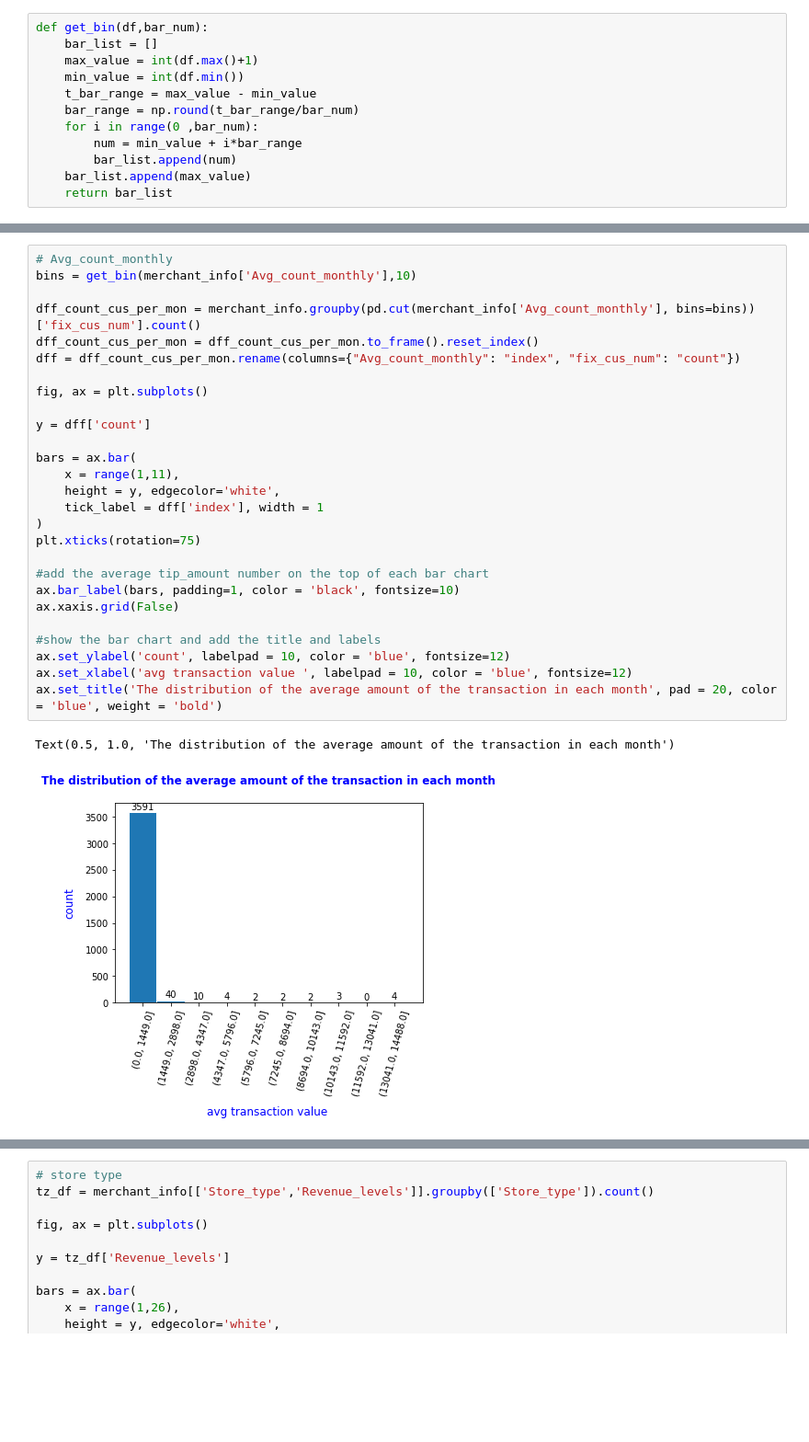
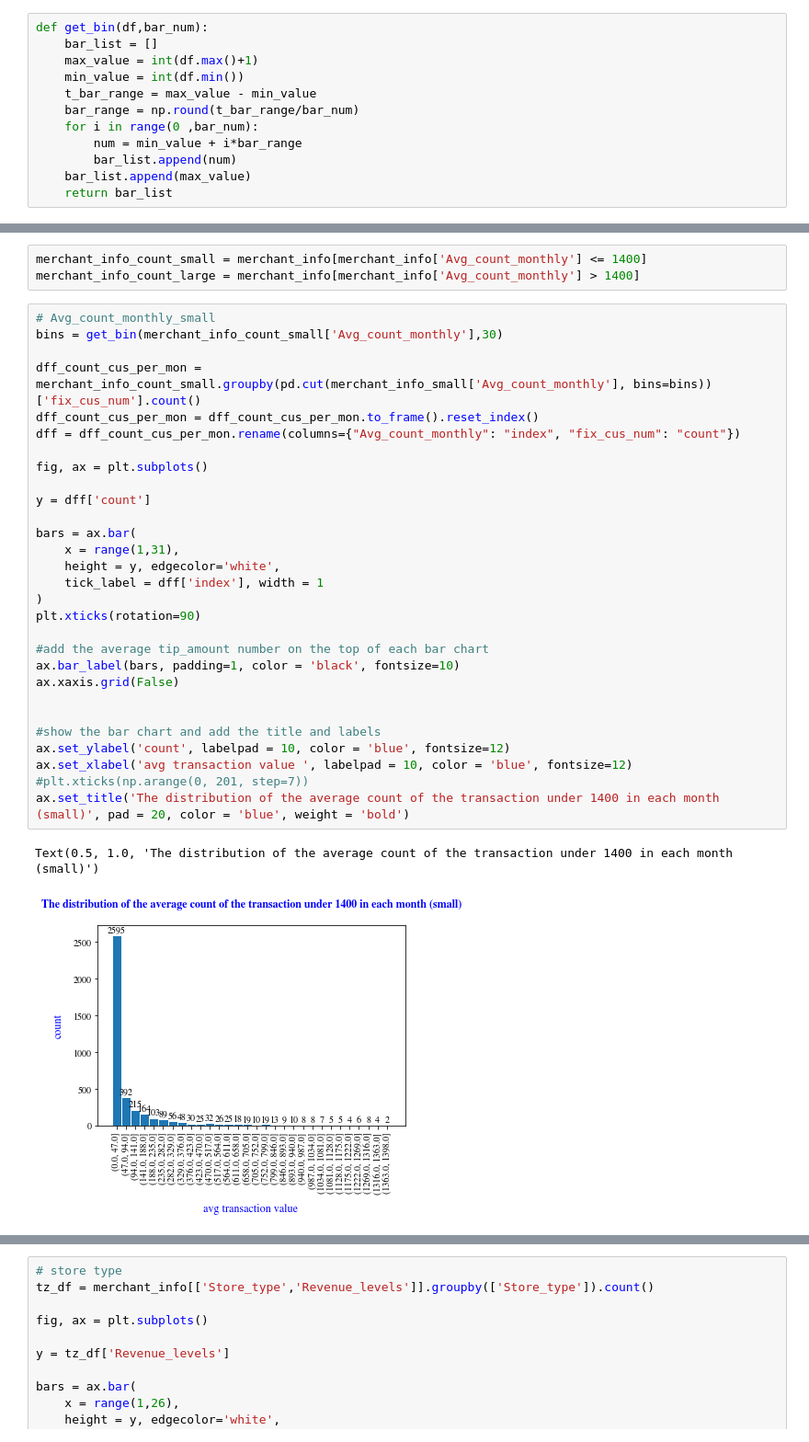
Before and after one commit to MAST30034-Applied-Data-Science/generic-buy-now-pay-later-project-group-16-project2-fighting-group, a Jupyter notebook: notebooks/Visualization.ipynb, the cells around one changed output, grey strips where cells are left out. Shown at 92% size. Drawn from its saved outputs; the diff is of its cells as text; blank space fills up the shorter version.

```diff
--- a/notebooks/Visualization.ipynb
+++ b/notebooks/Visualization.ipynb
@@ -145,30 +163,35 @@ Text(0.5, 1.0, 'The distribution of the average amount of the transaction in eac
+# %%
+merchant_info_count_small = merchant_info[merchant_info['Avg_count_monthly'] <= 1400]
+merchant_info_count_large = merchant_info[merchant_info['Avg_count_monthly'] > 1400]
 # %%
-# Avg_count_monthly
-bins = get_bin(merchant_info['Avg_count_monthly'],10)
+# Avg_count_monthly_small
+bins = get_bin(merchant_info_count_small['Avg_count_monthly'],30)
 
-dff_count_cus_per_mon = merchant_info.groupby(pd.cut(merchant_info['Avg_count_monthly'], bins=bins))['fix_cus_num'].count()
+dff_count_cus_per_mon = merchant_info_count_small.groupby(pd.cut(merchant_info_small['Avg_count_monthly'], bins=bins))['fix_cus_num'].count()
 dff_count_cus_per_mon = dff_count_cus_per_mon.to_frame().reset_index()
 dff = dff_count_cus_per_mon.rename(columns={"Avg_count_monthly": "index", "fix_cus_num": "count"})
 
 fig, ax = plt.subplots()
 
 y = dff['count']
 
 bars = ax.bar(
-    x = range(1,11),
+    x = range(1,31),
     height = y, edgecolor='white',
     tick_label = dff['index'], width = 1
 )
-plt.xticks(rotation=75)
+plt.xticks(rotation=90)
 
 #add the average tip_amount number on the top of each bar chart
 ax.bar_label(bars, padding=1, color = 'black', fontsize=10)
 ax.xaxis.grid(False)
 
+
 #show the bar chart and add the title and labels
 ax.set_ylabel('count', labelpad = 10, color = 'blue', fontsize=12)
 ax.set_xlabel('avg transaction value ', labelpad = 10, color = 'blue', fontsize=12)
-ax.set_title('The distribution of the average amount of the transaction in each month', pad = 20, color = 'blue', weight = 'bold')
+#plt.xticks(np.arange(0, 201, step=7))
+ax.set_title('The distribution of the average count of the transaction under 1400 in each month (small)', pad = 20, color = 'blue', weight = 'bold')
 # %% [output]
-Text(0.5, 1.0, 'The distribution of the average amount of the transaction in each month')
+Text(0.5, 1.0, 'The distribution of the average count of the transaction under 1400 in each month (small)')
-[figure, old version]
+[figure, new version]
```
Also changed, not shown: parts of 9 cells of this notebook.
